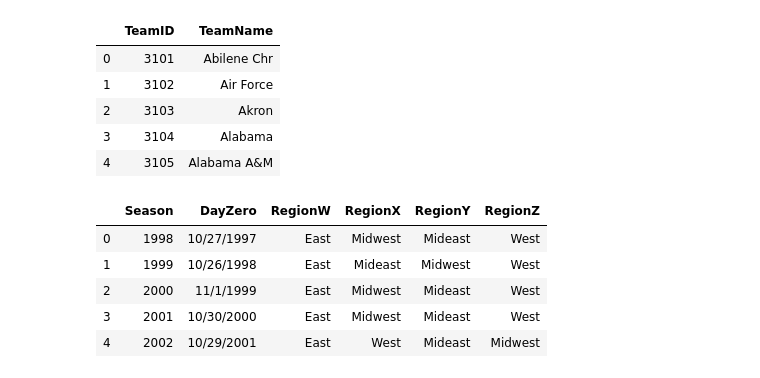
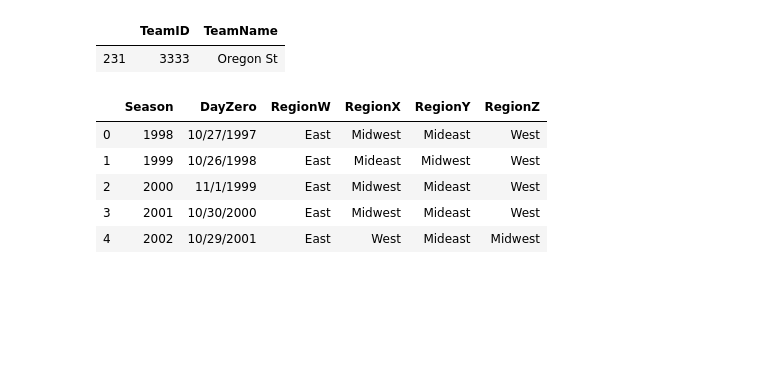
Before and after one commit to jonathanpiech/ncaaw-predictions, a Jupyter notebook: Explore.ipynb, the cells around one changed output. Cells and saved outputs as stored; diff of their text form; code cells hidden in the pictures; blank space fills up the shorter version.

```diff
--- a/Explore.ipynb
+++ b/Explore.ipynb
@@ -5,13 +5,10 @@ import matplotlib as plt
 # %%
 teams = pd.read_csv('WDataFiles_Stage1/WTeams.csv')
 teams.head()
+teams[teams['TeamID']  == 3333]
 # %% [output]
 |  | TeamID | TeamName |
-| 0 | 3101 | Abilene Chr |
-| 1 | 3102 | Air Force |
-| 2 | 3103 | Akron |
-| 3 | 3104 | Alabama |
-| 4 | 3105 | Alabama A&M |
+| 231 | 3333 | Oregon St |
 # %%
 seasons = pd.read_csv('WDataFiles_Stage1/WSeasons.csv')
 seasons.head()
```
Also changed, not shown: 1 other file.
